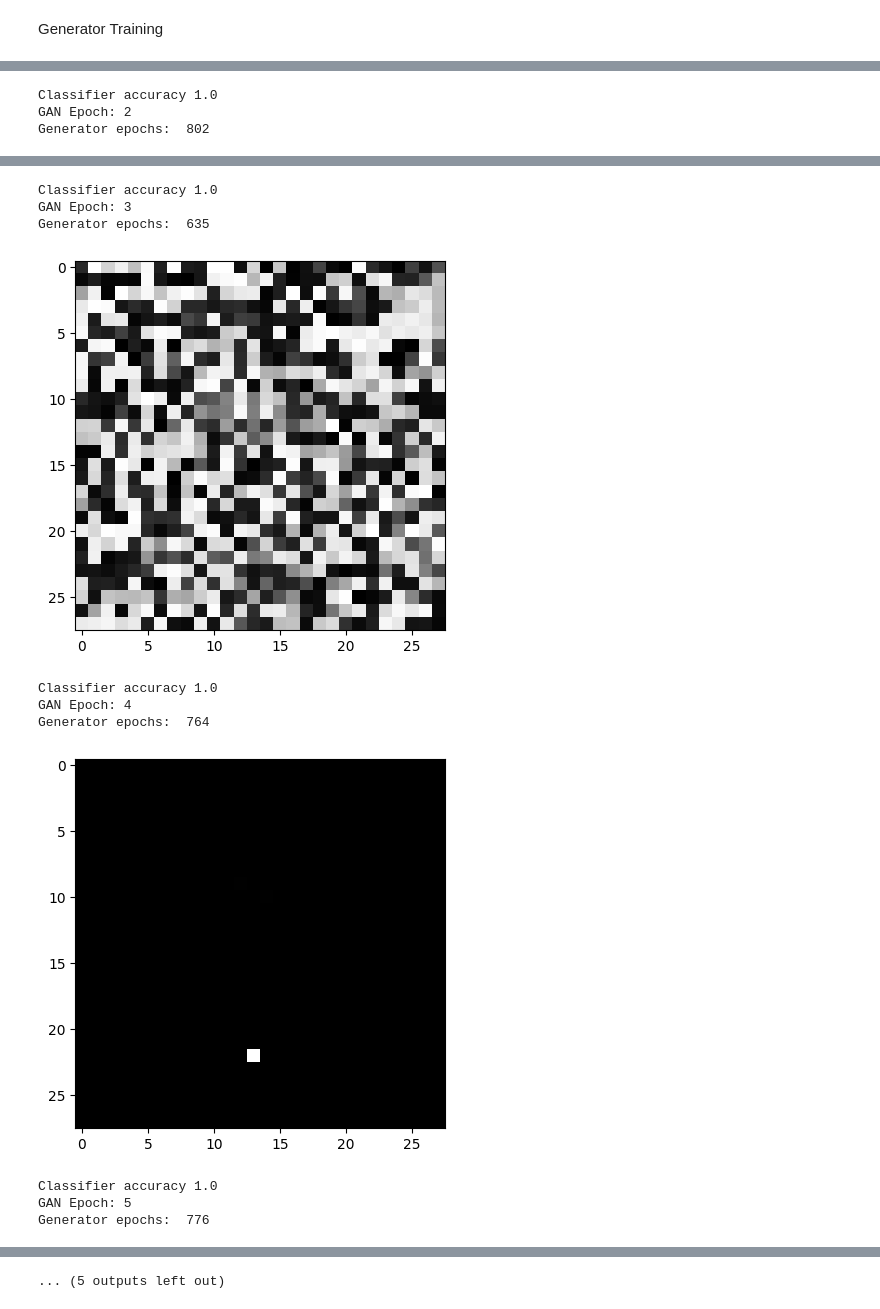
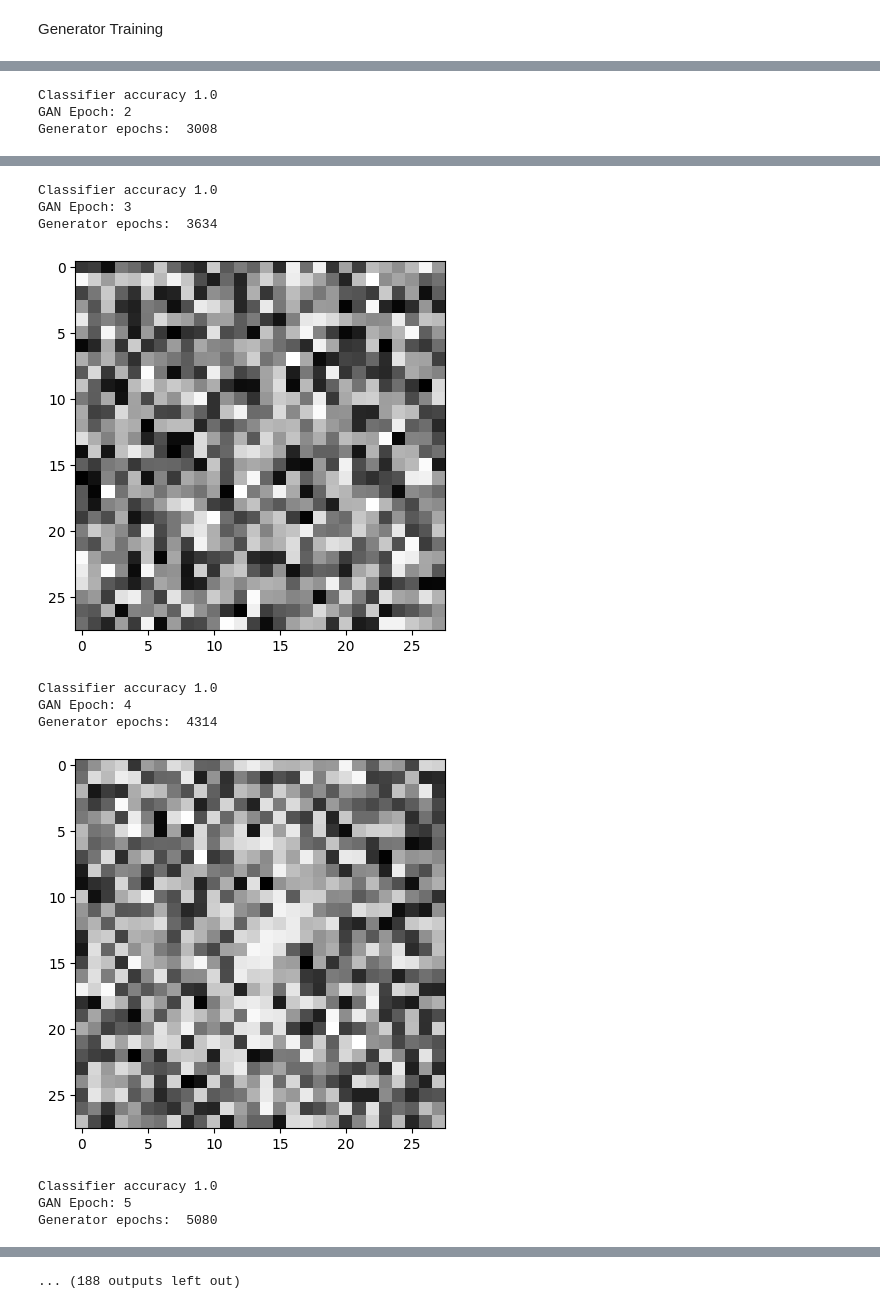
Before and after one commit to mantofer02/CI-0148-2022-S2, a Jupyter notebook: Laboratorios/6/Laboratorio_6.ipynb, the cells around one changed output, grey strips where cells are left out. Cells and saved outputs as stored; diff of their text form; code cells hidden in the pictures.

```diff
--- a/Laboratorios/6/Laboratorio_6.ipynb
+++ b/Laboratorios/6/Laboratorio_6.ipynb
@@ -14,7 +14,7 @@ CLASSIFIER_LR = 5e-3
 GEN_MOMENTUM = 2e-1
 GEN_INPUT_DIM = 350
 
-GAN_EPOCH = 50
+GAN_EPOCH = 150
 EPOCH = 100
 
 FILE_PATH = 'data/'
@@ -225,21 +244,34 @@ def train_classifier(opt, model, x_true, x_false, accuracy=None, max_iter=100, b
         plt.show()
 # %%
 class Generator(nn.Module):
-  def __init__(self, input_dim, output_dim=784):
+  def __init__(self, input_dim,  output_dim=784):
     super(Generator, self).__init__()
+    # self.n_nodes = 128 * 28 * 28
     self.flatten = nn.Flatten()
     self.linear_relu_stack = nn.Sequential(
-      nn.Linear(input_dim, 512),
-      nn.ReLU(),
-      nn.Linear(512, 800),
-      nn.ReLU(),
-      nn.Linear(800, output_dim)
+      nn.Linear(input_dim, 256),
+      nn.LeakyReLU(0.2),
+
+      nn.Linear(256, 512),
+      nn.LeakyReLU(0.2),
+
+      nn.Linear(512, 1024),
+      nn.LeakyReLU(0.2),
+
+
+      nn.Linear(1024, 784),
+      nn.Tanh(),
+      # nn.ReLU(),
+      # nn.Linear(512, 800),
+      # nn.ReLU(),
+      # nn.Linear(800, output_dim)
     )
 
   def forward(self, x):
-    x = self.flatten(x)
-    logits = self.linear_relu_stack(x)
-    return logits
+    return self.linear_relu_stack(x).view(-1, 1, 28, 28)
+    # x = self.flatten(x)
+    # logits = self.linear_relu_stack(x)
+    # return logits
 # %% [markdown]
 Generator Training
 # %%
@@ -348,5 +379,5 @@ Last loss: 0.6898119449615479
 # %%
-batch_size = 4000
+batch_size = 8000
 
 classifier = Classifier().to(DEVICE)
 opt_classifier = optim.Adadelta(classifier.parameters(), lr=CLASSIFIER_LR)
@@ -377,3 +408,3 @@ Generator epochs:  1025
 Classifier accuracy 1.0
 GAN Epoch: 2
-Generator epochs:  802
+Generator epochs:  3008
@@ -381,11 +412,11 @@ Generator epochs:  802
 Classifier accuracy 1.0
 GAN Epoch: 3
-Generator epochs:  635
+Generator epochs:  3634
-[figure, old version]
+[figure, new version]
 Classifier accuracy 1.0
 GAN Epoch: 4
-Generator epochs:  764
+Generator epochs:  4314
-[figure, old version]
+[figure, new version]
 Classifier accuracy 1.0
 GAN Epoch: 5
-Generator epochs:  776
+Generator epochs:  5080
@@ -393 +424 @@ Generator epochs:  776
-... (5 outputs left out)
+... (188 outputs left out)
```
Also changed, not shown: parts of 5 cells of this notebook.
